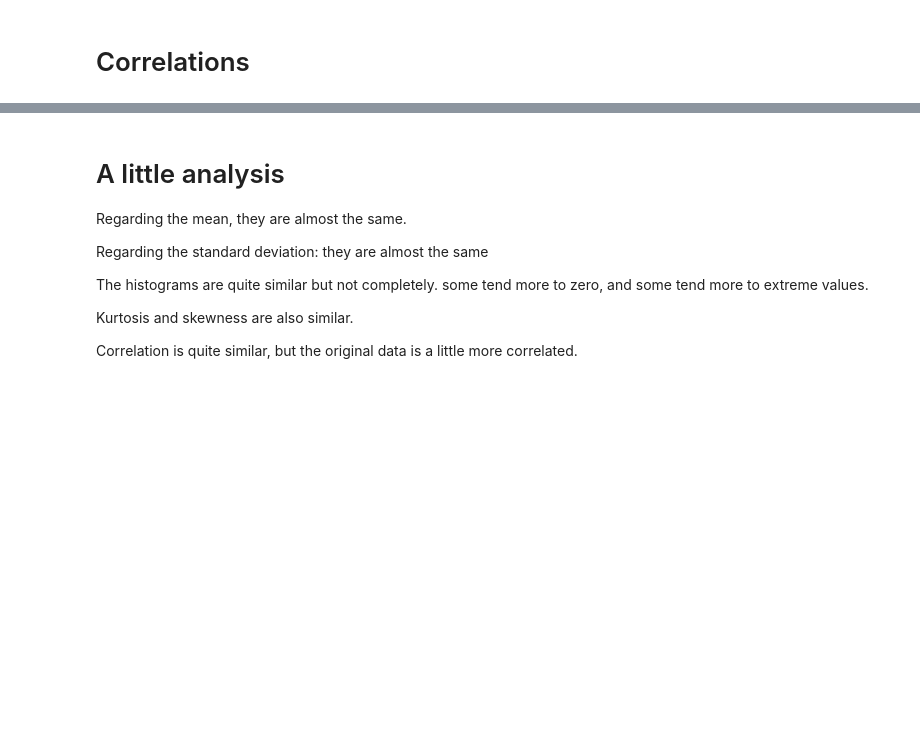
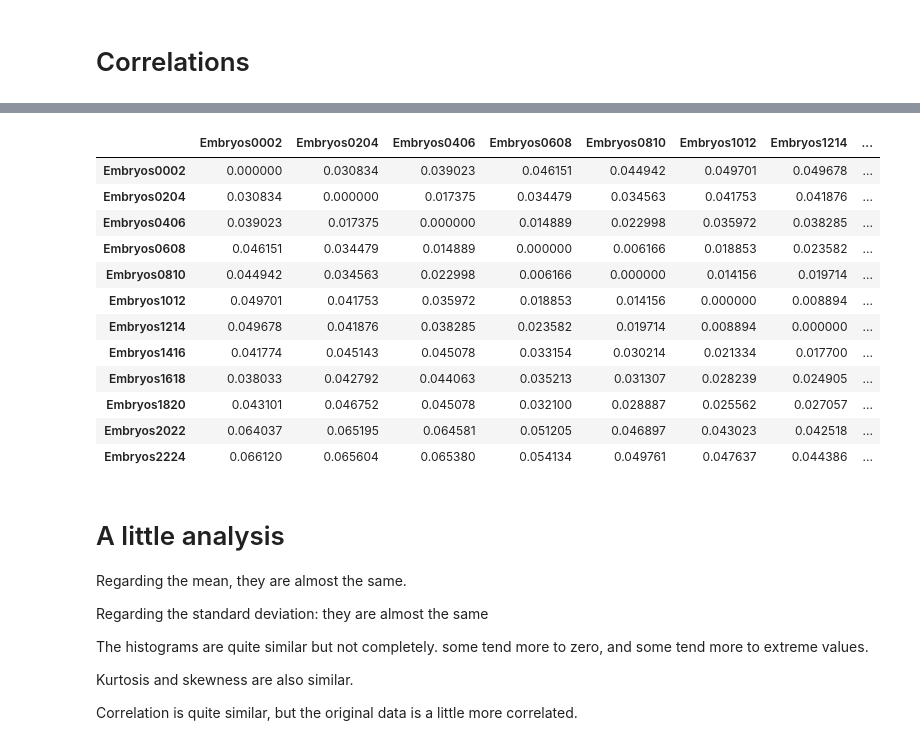
Before and after one commit to Matematikoi/urepc, a Jupyter notebook: urepc_code/poisson_modeling/simulated_data_profiling.ipynb, the cells around one changed output, grey strips where cells are left out. Drawn from its saved outputs; the diff is of its cells as text; code cells hidden in the pictures; blank space fills up the shorter version.

```diff
--- a/urepc_code/poisson_modeling/simulated_data_profiling.ipynb
+++ b/urepc_code/poisson_modeling/simulated_data_profiling.ipynb
@@ -141,3 +141,20 @@ method = 'pearson'
+# %%
+method = 'spearman'
+(data.corr(method = method) - original_data.corr(method = method))
+# %% [output]
+|  | Embryos0002 | Embryos0204 | Embryos0406 | Embryos0608 | Embryos0810 | Embryos1012 | Embryos1214 | ... |
+| Embryos0002 | 0.000000 | 0.030834 | 0.039023 | 0.046151 | 0.044942 | 0.049701 | 0.049678 | ... |
+| Embryos0204 | 0.030834 | 0.000000 | 0.017375 | 0.034479 | 0.034563 | 0.041753 | 0.041876 | ... |
+| Embryos0406 | 0.039023 | 0.017375 | 0.000000 | 0.014889 | 0.022998 | 0.035972 | 0.038285 | ... |
+| Embryos0608 | 0.046151 | 0.034479 | 0.014889 | 0.000000 | 0.006166 | 0.018853 | 0.023582 | ... |
+| Embryos0810 | 0.044942 | 0.034563 | 0.022998 | 0.006166 | 0.000000 | 0.014156 | 0.019714 | ... |
+| Embryos1012 | 0.049701 | 0.041753 | 0.035972 | 0.018853 | 0.014156 | 0.000000 | 0.008894 | ... |
+| Embryos1214 | 0.049678 | 0.041876 | 0.038285 | 0.023582 | 0.019714 | 0.008894 | 0.000000 | ... |
+| Embryos1416 | 0.041774 | 0.045143 | 0.045078 | 0.033154 | 0.030214 | 0.021334 | 0.017700 | ... |
+| Embryos1618 | 0.038033 | 0.042792 | 0.044063 | 0.035213 | 0.031307 | 0.028239 | 0.024905 | ... |
+| Embryos1820 | 0.043101 | 0.046752 | 0.045078 | 0.032100 | 0.028887 | 0.025562 | 0.027057 | ... |
+| Embryos2022 | 0.064037 | 0.065195 | 0.064581 | 0.051205 | 0.046897 | 0.043023 | 0.042518 | ... |
+| Embryos2224 | 0.066120 | 0.065604 | 0.065380 | 0.054134 | 0.049761 | 0.047637 | 0.044386 | ... |
 # %% [markdown]
 # A little analysis
 
```
Also changed, not shown: parts of 1 cell of this notebook, 10 other files.
